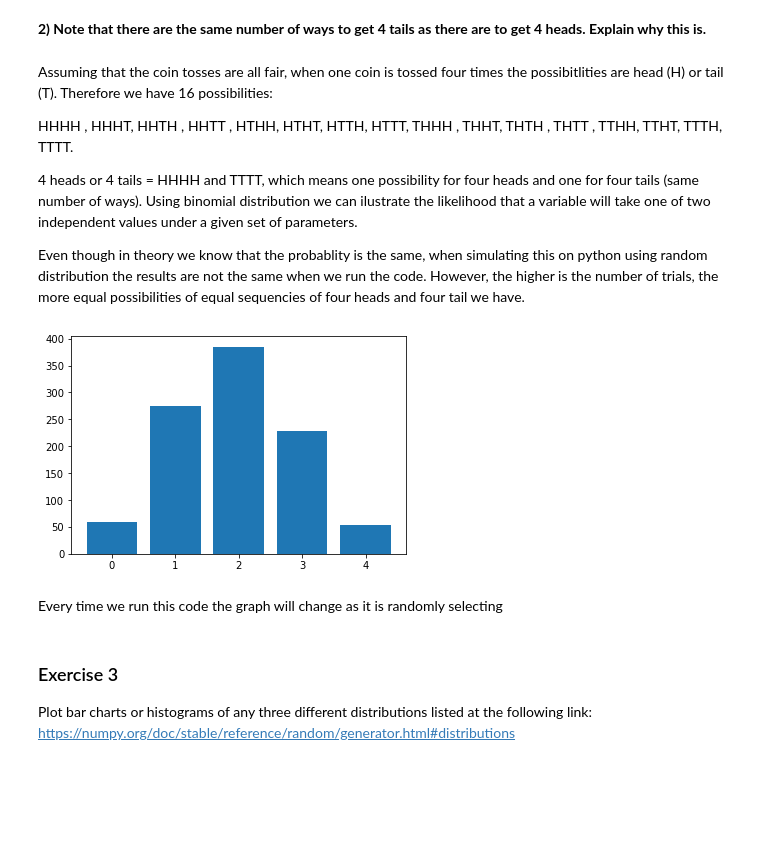
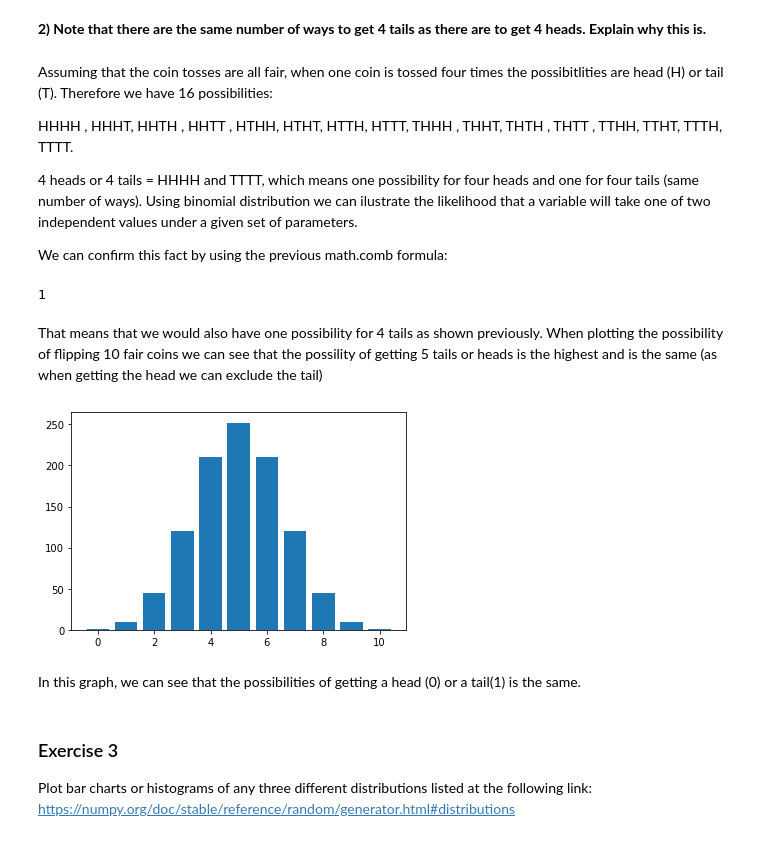
Before and after one commit to LaisColetta/funddata-assessments, a Jupyter notebook: practicals/02-randomness-exercises.ipynb, the cells around one changed output. Saved outputs shown, nothing was run; the diff lists cells and outputs as text; code cells hidden in the pictures; blank space fills up the shorter version.

```diff
--- a/practicals/02-randomness-exercises.ipynb
+++ b/practicals/02-randomness-exercises.ipynb
@@ -95,28 +95,39 @@ HHHH , HHHT, HHTH , HHTT , HTHH, HTHT, HTTH, HTTT, THHH , THHT, THTH , THTT , TT
 
 4 heads or 4 tails = HHHH and TTTT, which means one possibility for four heads and one for four tails (same number of ways). Using binomial distribution we can ilustrate the likelihood that a variable will take one of two independent values under a given set of parameters.
 
-Even though in theory we know that the probablity is the same, when simulating this on python using random distribution the results are not the same when we run the code. However, the higher is the number of trials, the more equal possibilities of equal sequencies of four heads and four tail we have.
+We can confirm this fact by using the previous math.comb formula:
-# %%
-import matplotlib.pyplot as plt
-import numpy as np
-
-coins = 4
-trials = 1000
-
-# Run the trials.
-heads = np.random.binomial(coins, 0.5, trials)
-
-# Count the unique values in the returned list.
-vals, counts = np.unique(heads, return_counts=True)
-
-# Plot results in a histogram.
-plt.bar(vals, counts);
-
-#reference: binomial distribution class https://github.com/ianmcloughlin/2223-S1-fund-data-analysis/blob/main/notebooks/02-randomness.ipynb
-# %% [output]
-[figure, removed]
-# %% [markdown]
-Every time we run this code the graph will change as it is randomly selecting
+# %%
+#number of possibilities of tossing 4 coins and getting 4 heads
+math.comb(4, 4)
+# %% [output]
+1
+# %% [markdown]
+That means that we would also have one possibility for 4 tails as shown previously. When plotting the possibility of flipping 10 fair coins we can see that the possility of getting 5 tails or heads is the highest and is the same (as when getting the head we can exclude the tail)
+# %%
+import matplotlib.pyplot as plt
+import numpy as np
+import math
+
+# ploting
+import matplotlib.pyplot as plt
+
+# The number of coins we will flip.
+coins = 10
+
+# The number from 0 to 10 inclusive.
+x = list(range(coins + 1))
+
+# The number of ways of selecting i things from 10.
+y = [math.comb(coins, i) for i in x]
+
+# Display x and y as a bar chart.
+plt.bar(x, y);
+
+#source: The Point class https://github.com/ianmcloughlin/2223-S1-fund-data-analysis/blob/main/notebooks/02-randomness.ipynb
+# %% [output]
+[figure, added]
+# %% [markdown]
+In this graph, we can see that the possibilities of getting a head (0) or a tail(1) is the same.
 # %% [markdown]
 ### Exercise 3
 
```
Also changed, not shown: 1 other file.
